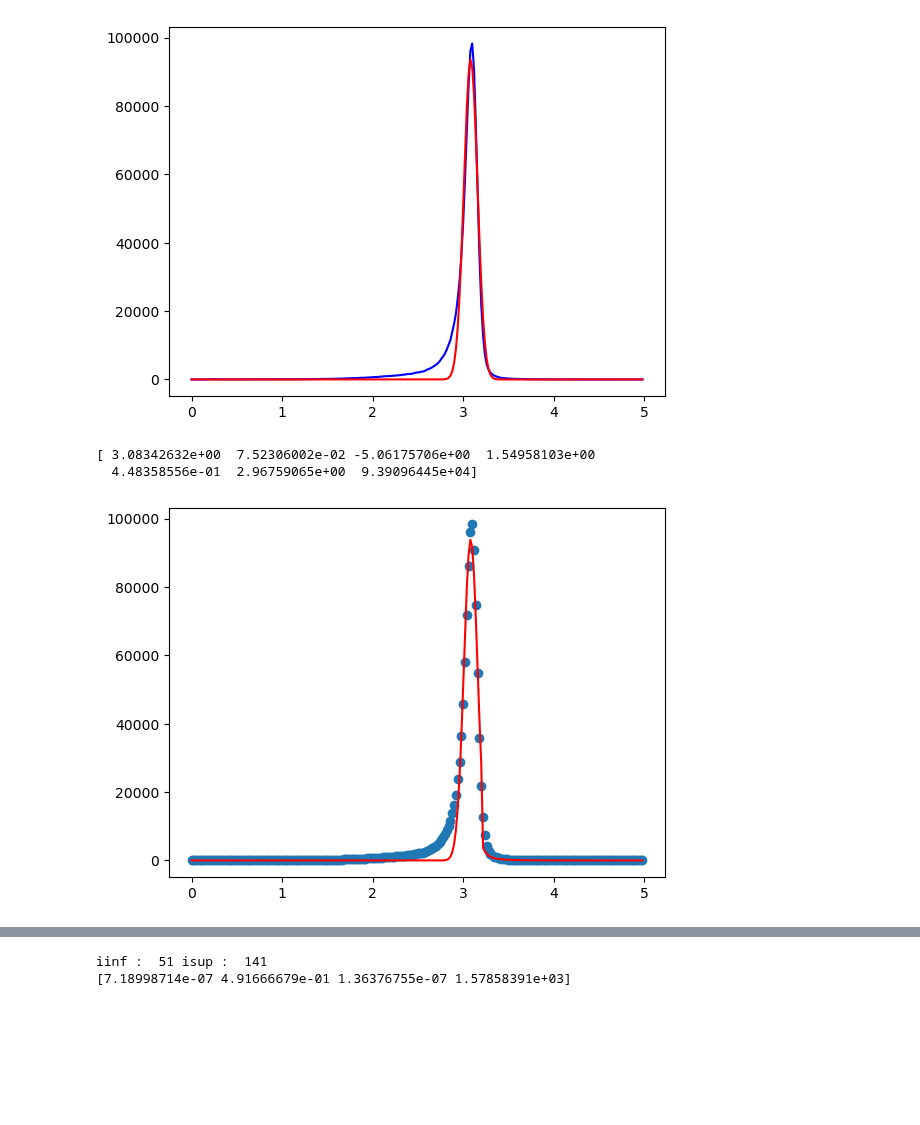
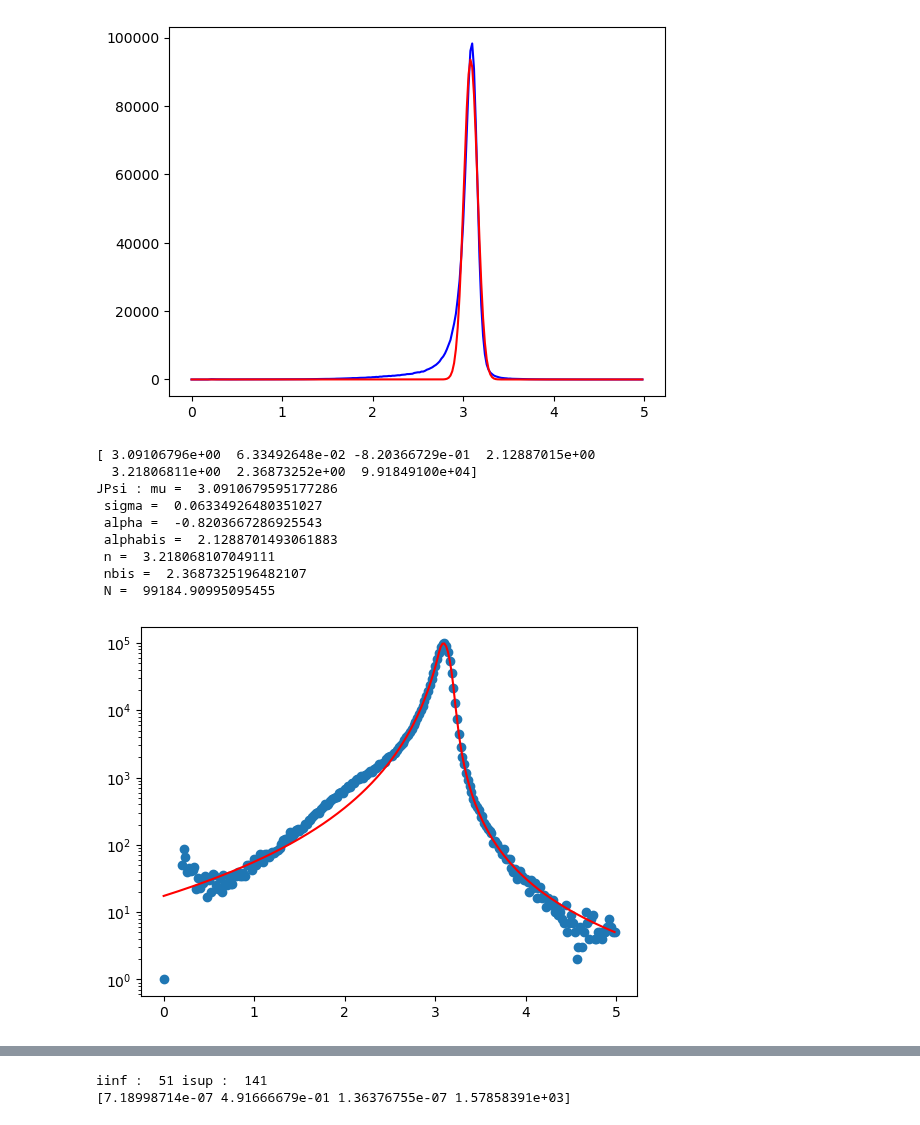
Before and after one commit to nantes-m2-rps-exp/qqbar2mumu-2022, a Jupyter notebook: notebooks/Test_Fit_All-AllMC.ipynb, the cells around one changed output, grey strips where cells are left out. Drawn from its saved outputs; the diff is of its cells as text; code cells hidden in the pictures; blank space fills up the shorter version.

```diff
--- a/notebooks/Test_Fit_All-AllMC.ipynb
+++ b/notebooks/Test_Fit_All-AllMC.ipynb
@@ -288,21 +296,29 @@ plt.show()
 # %%
 #fit avec crystall ball 2
 #CrystalBall2(x, mu, sigma, alpha, alpha1, n, nbis, N)
-alpha_fit_CB2_Jpsi = (2.7-mu_fit_gauss_Jpsi)/sigma_fit_gauss_Jpsi
-alphabis_fit_CB2_Jpsi = (3.2-mu_fit_gauss_Jpsi)/sigma_fit_gauss_Jpsi
+alpha_fit_CB2_Jpsi = (2.6-mu_fit_gauss_Jpsi)/sigma_fit_gauss_Jpsi
+alphabis_fit_CB2_Jpsi = (3.25-mu_fit_gauss_Jpsi)/sigma_fit_gauss_Jpsi
 popt_CB2_Jpsi, pcov_CB2_Jpsi = curve_fit(CrystalBall2, x_data, y_data_Jpsi, p0=[mu_fit_gauss_Jpsi,sigma_fit_gauss_Jpsi,alpha_fit_CB2_Jpsi,alphabis_fit_CB2_Jpsi,1,1,N_fit_gauss_Jpsi])
 print(popt_CB2_Jpsi)
 x_moy_fit_CB2_Jpsi,sigma_fit_CB2_Jpsi,alpha_fit_CB2_Jpsi,alpha1_fit_CB2_Jpsi,n_fit_CB2_Jpsi,n1_fit_CB2_Jpsi,N_fit_CB2_Jpsi = popt_CB2_Jpsi
 y_data_fit_Jpsi=CrystalBall2(x_data,x_moy_fit_CB2_Jpsi,sigma_fit_CB2_Jpsi,alpha_fit_CB2_Jpsi,alpha1_fit_CB2_Jpsi,n_fit_CB2_Jpsi,n1_fit_CB2_Jpsi,N_fit_CB2_Jpsi) #premier argument : variable indépendante x
+print("JPsi : mu = ", x_moy_fit_CB2_Jpsi, "\n sigma = ", sigma_fit_CB2_Jpsi, "\n alpha = ", alpha_fit_CB2_Jpsi, "\n alphabis = ", alpha1_fit_CB2_Jpsi,"\n n = ", n_fit_CB2_Jpsi, "\n nbis = ", n1_fit_CB2_Jpsi, "\n N = ", N_fit_CB2_Jpsi)
 
 plt.scatter(x_data,y_data_Jpsi)
-plt.plot(x_data,y_data_fit_Jpsi,'r')
+plt.semilogy(x_data,y_data_fit_Jpsi,'r')
 #plt.yscale("log")
 plt.show()
 # %% [output]
-[ 3.08342632e+00  7.52306002e-02 -5.06175706e+00  1.54958103e+00
-  4.48358556e-01  2.96759065e+00  9.39096445e+04]
+[ 3.09106796e+00  6.33492648e-02 -8.20366729e-01  2.12887015e+00
+  3.21806811e+00  2.36873252e+00  9.91849100e+04]
+JPsi : mu =  3.0910679595177286
+ sigma =  0.06334926480351027
+ alpha =  -0.8203667286925543
+ alphabis =  2.1288701493061883
+ n =  3.218068107049111
+ nbis =  2.3687325196482107
+ N =  99184.90995095455
-[figure, old version]
+[figure, new version]
 # %%
 plt.plot(x_data,y_data_fit_Psi,color="turquoise")
 plt.plot(x_data,y_data_fit_Jpsi,color="green")
```
Also changed, not shown: parts of 4 cells of this notebook, 3 other files.
